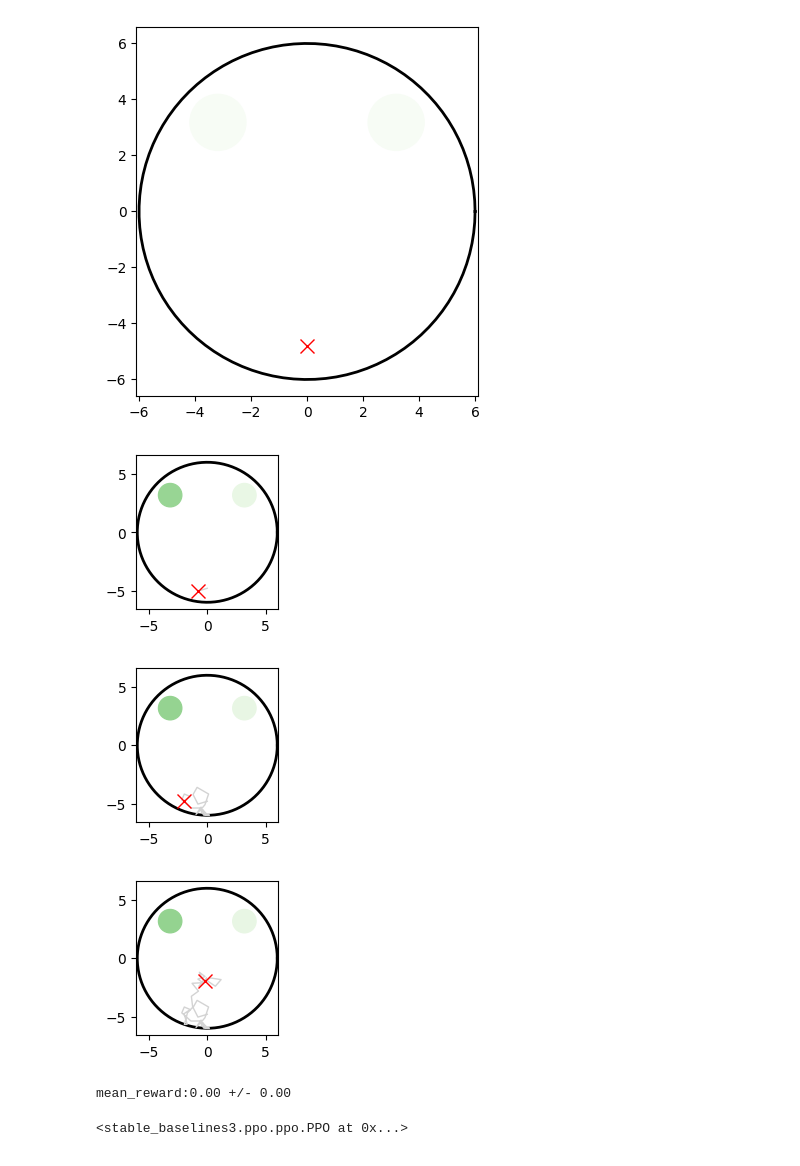
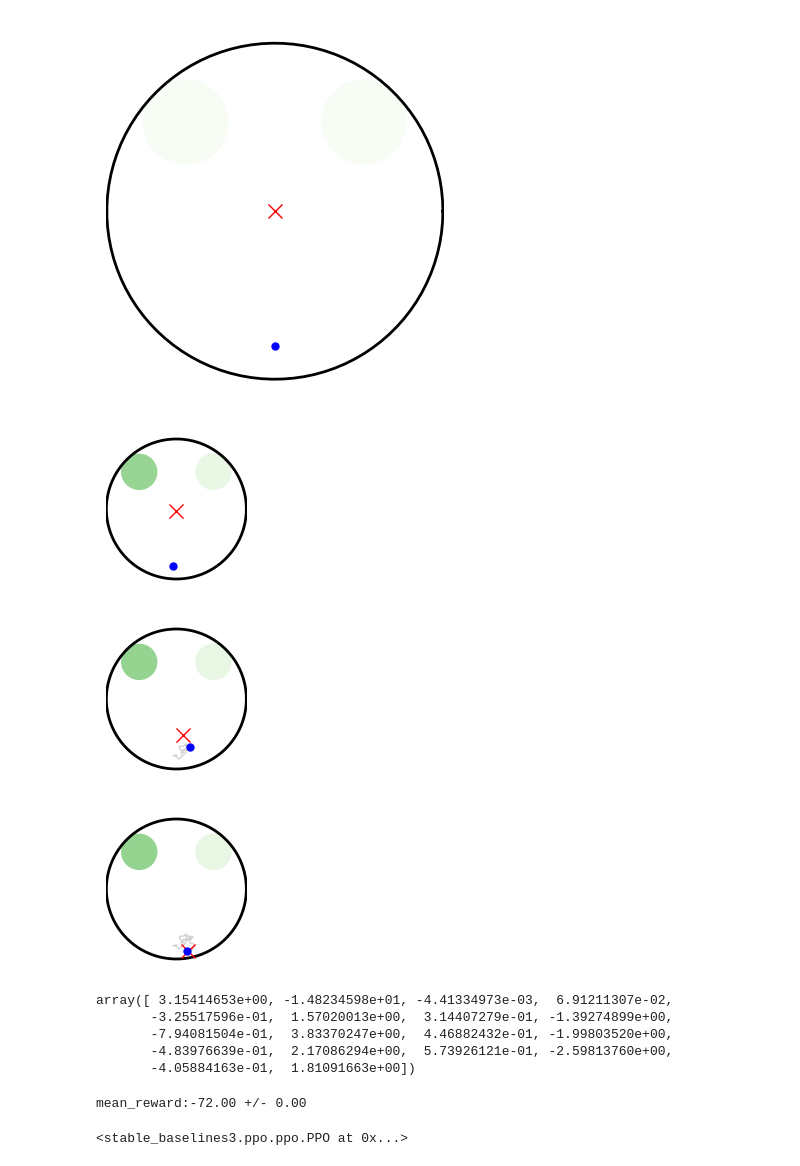
Before and after one commit to kpc-simone/telluride-llm-ssm-bifurcation, a Jupyter notebook: gym-water-maze/foragewatermaze-torch.ipynb, the cells around one changed output. Drawn from its saved outputs; the diff is of its cells as text; code cells hidden in the pictures.

Commit message:
New env based on bear env + sb3 training

```diff
--- a/gym-water-maze/foragewatermaze-torch.ipynb
+++ b/gym-water-maze/foragewatermaze-torch.ipynb
@@ -23,27 +22,38 @@ import gymnasium as gym
 import gym_water_maze
 import matplotlib.pyplot as plt
 
-env = gym.make("ForageWaterMaze-v0",render_trace=True, render_mode='rgb_array')
+
+
+env_args = {'render_trace': True, 'render_mode': 'rgb_array', 'radius': 20, 'goal_radius': 5,
+            'action_radius': 1, 'bear_radius': 2, 'bear_speed': 0.5, 'bear_penalty': -1}
+env = gym.make("ForageBearMaze-v0",**env_args)
 obs, _ = env.reset()
 im = env.render();
 # %% [output]
-[figure, old version]
+[figure, new version]
 # %%
 import numpy as np
 import gymnasium as gym
 import gym_water_maze
 import matplotlib.pyplot as plt
 
-env = gym.make("ForageWaterMaze-v0",render_trace=True)
 obs, _ = env.reset()
 for i in range(50):
     a = 2*np.random.rand(2) - 1
-    _,_,_,_,_ = env.step(a)
+    obs,_,_,_,_ = env.step(a)
     if i%20==0:
         plt.figure(figsize=(2,2))
         env.render()
 # %% [output]
-[figure, old version]
+[figure, new version]
-[figure, old version]
+[figure, new version]
-[figure, old version]
+[figure, new version]
+# %%
+obs
+# %% [output]
+array([ 3.15414653e+00, -1.48234598e+01, -4.41334973e-03,  6.91211307e-02,
+       -3.25517596e-01,  1.57020013e+00,  3.14407279e-01, -1.39274899e+00,
+       -7.94081504e-01,  3.83370247e+00,  4.46882432e-01, -1.99803520e+00,
+       -4.83976639e-01,  2.17086294e+00,  5.73926121e-01, -2.59813760e+00,
+       -4.05884163e-01,  1.81091663e+00])
 # %%
@@ -59,13 +68,13 @@ model = PPO(MlpPolicy, env, verbose=0, learning_rate=0.0003,
             max_grad_norm=0.8)
 # %%
 # Use a separate environement for evaluation
-eval_env = gym.make("ForageWaterMaze-v0", render_mode="rgb_array")
+eval_env = gym.make("ForageBearMaze-v0",**env_args)
 
 # Random Agent, before training
 mean_reward, std_reward = evaluate_policy(model, eval_env, n_eval_episodes=10)
 
 print(f"mean_reward:{mean_reward:.2f} +/- {std_reward:.2f}")
 # %% [output]
-mean_reward:0.00 +/- 0.00
+mean_reward:-72.00 +/- 0.00
 # %%
 # Train the agent for 10000 steps
```
Also changed, not shown: parts of 5 cells of this notebook, 6 other files.
